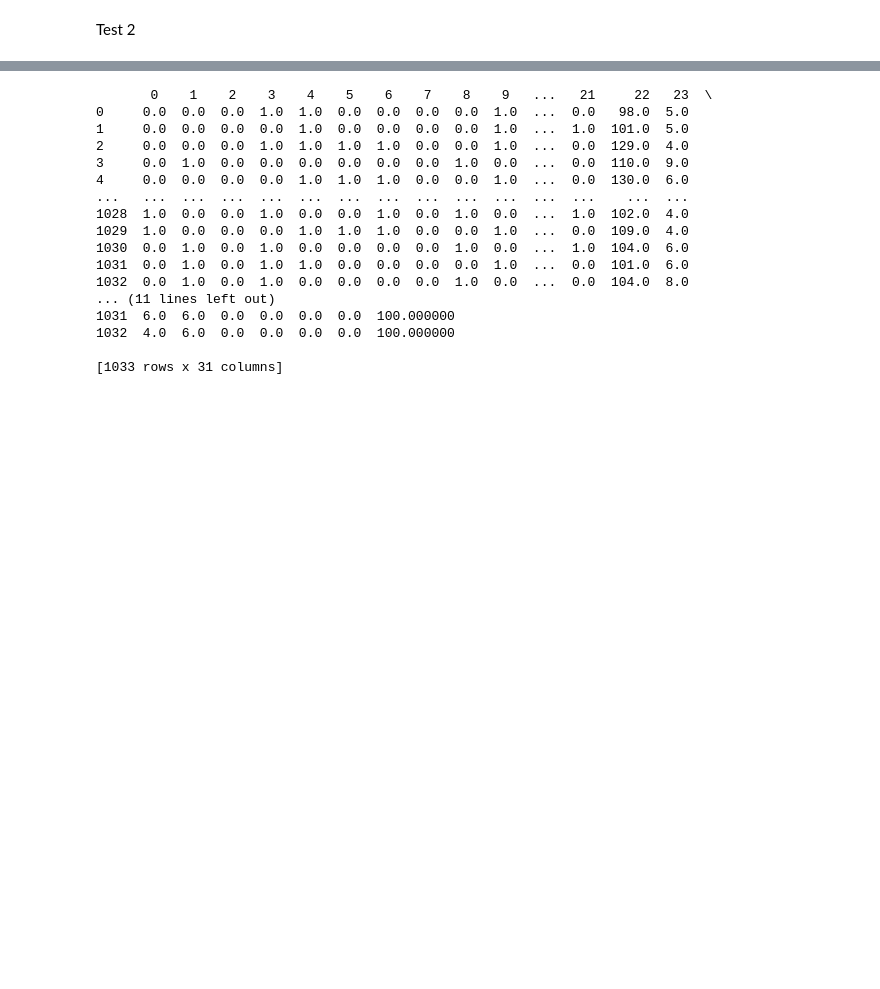
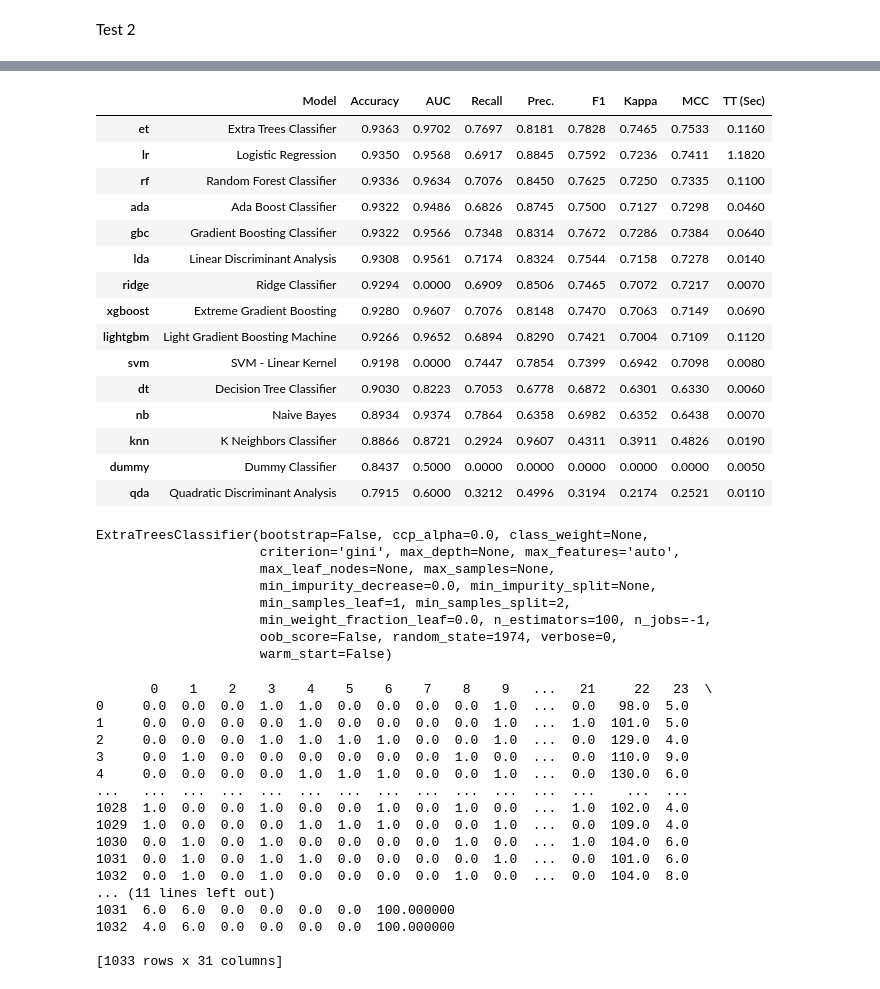
Before and after one commit to svillalobosvives/Dissertation-, a Jupyter notebook: Draft.ipynb, the cells around one changed output, grey strips where cells are left out. Drawn from its saved outputs; the diff is of its cells as text; code cells hidden in the pictures; blank space fills up the shorter version.

```diff
--- a/Draft.ipynb
+++ b/Draft.ipynb
@@ -264,3 +360,30 @@ Test 2
+# %%
+compare_models()
+# %% [output]
+|  | Model | Accuracy | AUC | Recall | Prec. | F1 | Kappa | MCC | TT (Sec) |
+| et | Extra Trees Classifier | 0.9363 | 0.9702 | 0.7697 | 0.8181 | 0.7828 | 0.7465 | 0.7533 | 0.1160 |
+| lr | Logistic Regression | 0.9350 | 0.9568 | 0.6917 | 0.8845 | 0.7592 | 0.7236 | 0.7411 | 1.1820 |
+| rf | Random Forest Classifier | 0.9336 | 0.9634 | 0.7076 | 0.8450 | 0.7625 | 0.7250 | 0.7335 | 0.1100 |
+| ada | Ada Boost Classifier | 0.9322 | 0.9486 | 0.6826 | 0.8745 | 0.7500 | 0.7127 | 0.7298 | 0.0460 |
+| gbc | Gradient Boosting Classifier | 0.9322 | 0.9566 | 0.7348 | 0.8314 | 0.7672 | 0.7286 | 0.7384 | 0.0640 |
+| lda | Linear Discriminant Analysis | 0.9308 | 0.9561 | 0.7174 | 0.8324 | 0.7544 | 0.7158 | 0.7278 | 0.0140 |
+| ridge | Ridge Classifier | 0.9294 | 0.0000 | 0.6909 | 0.8506 | 0.7465 | 0.7072 | 0.7217 | 0.0070 |
+| xgboost | Extreme Gradient Boosting | 0.9280 | 0.9607 | 0.7076 | 0.8148 | 0.7470 | 0.7063 | 0.7149 | 0.0690 |
+| lightgbm | Light Gradient Boosting Machine | 0.9266 | 0.9652 | 0.6894 | 0.8290 | 0.7421 | 0.7004 | 0.7109 | 0.1120 |
+| svm | SVM - Linear Kernel | 0.9198 | 0.0000 | 0.7447 | 0.7854 | 0.7399 | 0.6942 | 0.7098 | 0.0080 |
+| dt | Decision Tree Classifier | 0.9030 | 0.8223 | 0.7053 | 0.6778 | 0.6872 | 0.6301 | 0.6330 | 0.0060 |
+| nb | Naive Bayes | 0.8934 | 0.9374 | 0.7864 | 0.6358 | 0.6982 | 0.6352 | 0.6438 | 0.0070 |
+| knn | K Neighbors Classifier | 0.8866 | 0.8721 | 0.2924 | 0.9607 | 0.4311 | 0.3911 | 0.4826 | 0.0190 |
+| dummy | Dummy Classifier | 0.8437 | 0.5000 | 0.0000 | 0.0000 | 0.0000 | 0.0000 | 0.0000 | 0.0050 |
+| qda | Quadratic Discriminant Analysis | 0.7915 | 0.6000 | 0.3212 | 0.4996 | 0.3194 | 0.2174 | 0.2521 | 0.0110 |
+ExtraTreesClassifier(bootstrap=False, ccp_alpha=0.0, class_weight=None,
+                     criterion='gini', max_depth=None, max_features='auto',
+                     max_leaf_nodes=None, max_samples=None,
+                     min_impurity_decrease=0.0, min_impurity_split=None,
+                     min_samples_leaf=1, min_samples_split=2,
+                     min_weight_fraction_leaf=0.0, n_estimators=100, n_jobs=-1,
+                     oob_score=False, random_state=1974, verbose=0,
+                     warm_start=False)
 # %%
 from sklearn.compose import ColumnTransformer, make_column_selector
 from sklearn.preprocessing import OneHotEncoder
```
Also changed, not shown: parts of 5 cells of this notebook, 1 other file.
